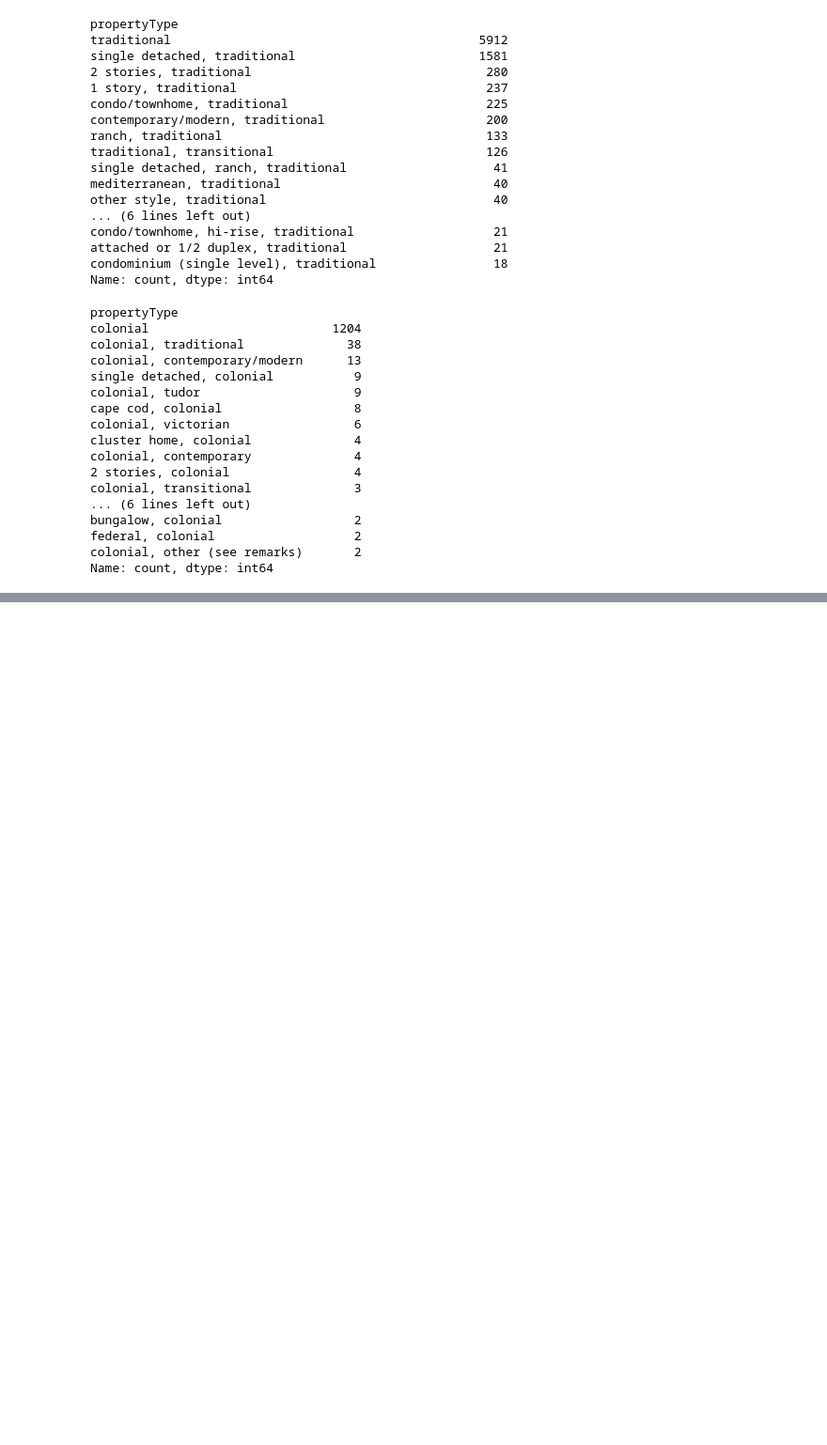
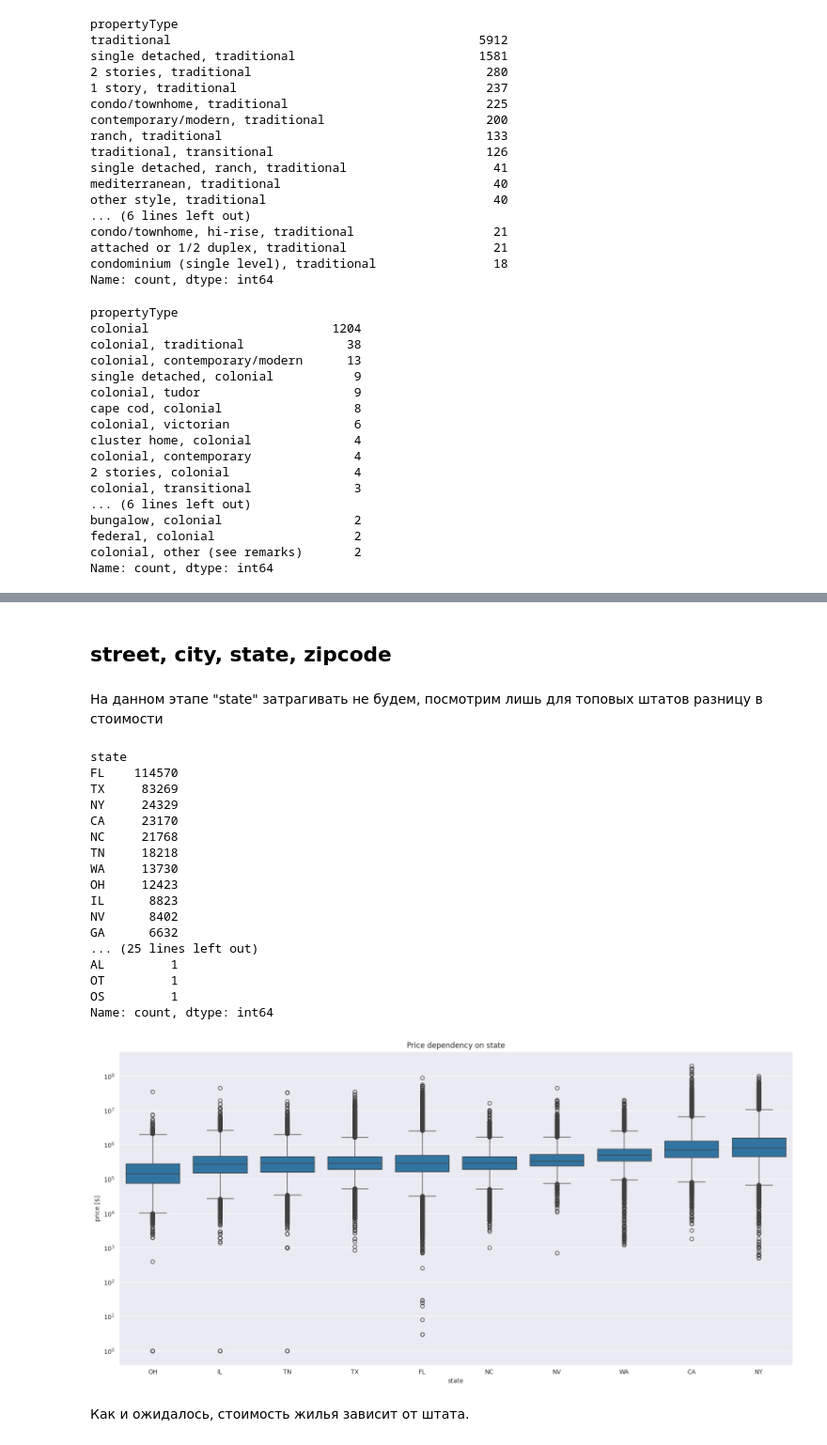
Before and after one commit to mvulf/housing_cost, a Jupyter notebook: notebooks/1.0-mv-data-understanding.ipynb, the cells around one changed output, grey strips where cells are left out. Shown: that part at 94% size. Cells and saved outputs as stored; diff of their text form; code cells hidden in the pictures; blank space fills up the shorter version.

```diff
--- a/notebooks/1.0-mv-data-understanding.ipynb
+++ b/notebooks/1.0-mv-data-understanding.ipynb
@@ -2059,0 +2226,39 @@ TODO:
+# %% [markdown]
+## street, city, state, zipcode
+# %% [markdown]
+На данном этапе "state" затрагивать не будем, посмотрим лишь для топовых штатов разницу в стоимости
+# %%
+display(df['state'].value_counts())
+visualize.plot_boxplot(
+    df[df['state'].isin(df['state'].value_counts().index[:10])],
+    numeric_feature='target',
+    categorical_feature='state',
+    orient='v',
+    log_scale=True,
+    numeric_label='price [$]',
+    title='Price dependency on state',
+    figsize=(16,8),
+    ordered=True
+);
+plt.tight_layout()
+# %% [output]
+state
+FL    114570
+TX     83269
+NY     24329
+CA     23170
+NC     21768
+TN     18218
+WA     13730
+OH     12423
+IL      8823
+NV      8402
+GA      6632
+... (25 lines left out)
+AL         1
+OT         1
+OS         1
+Name: count, dtype: int64
+[figure, added]
+# %% [markdown]
+Как и ожидалось, стоимость жилья зависит от штата.
```
Also changed, not shown: parts of 44 cells of this notebook, 3 other files.
